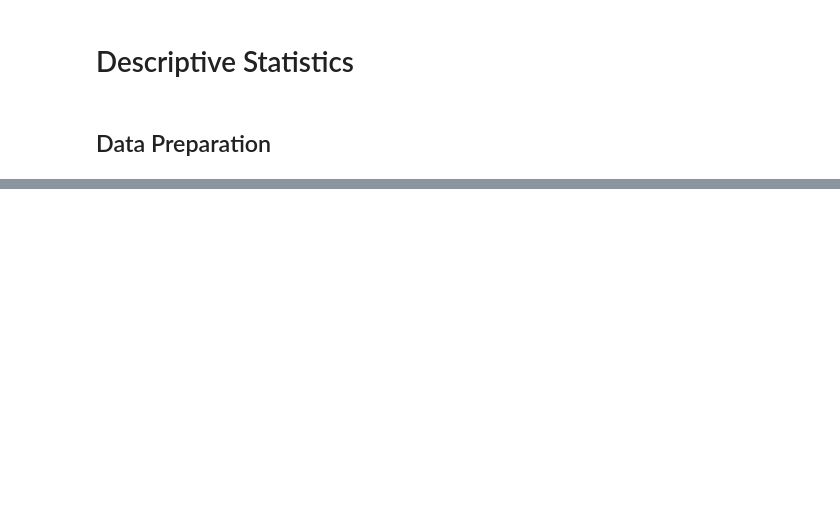
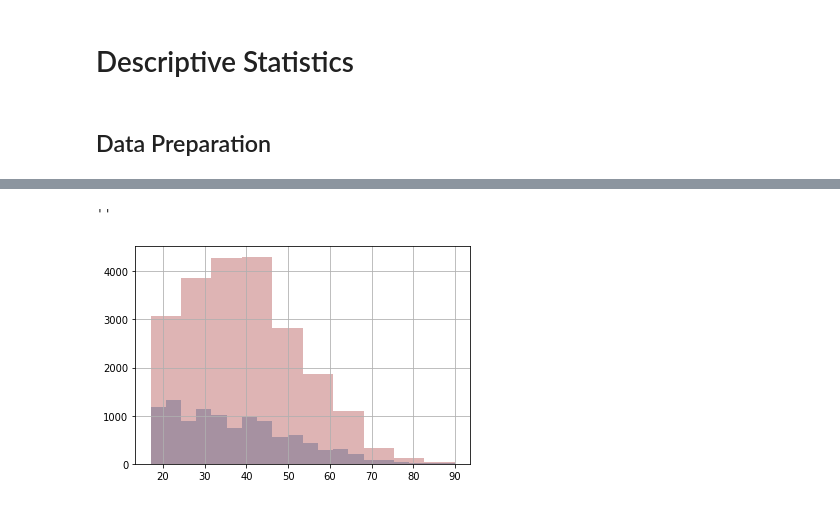
Before and after one commit to SantiGarzonD/introduction-datascience-python-book, a Jupyter notebook: JN_Propios/Open_Government_Data_Analysis.ipynb, the cells around one changed output, grey strips where cells are left out. Cells and saved outputs as stored; diff of their text form; code cells hidden in the pictures; blank space fills up the shorter version.

```diff
--- a/JN_Propios/Open_Government_Data_Analysis.ipynb
+++ b/JN_Propios/Open_Government_Data_Analysis.ipynb
@@ -349,0 +474,18 @@ for line in file:
+# %%
+import seaborn as sns
+
+fm_age.hist(
+            histtype = 'stepfilled',
+            alpha = .5, bins = 20
+            )
+
+ml_age.hist(
+            histtype = 'stepfilled',
+            alpha = .5,
+            color = sns.desaturate("indianred",
+            .75),
+            bins = 10)
+;
+# %% [output]
+''
+[figure, added]
```
Also changed, not shown: parts of 28 cells of this notebook.
